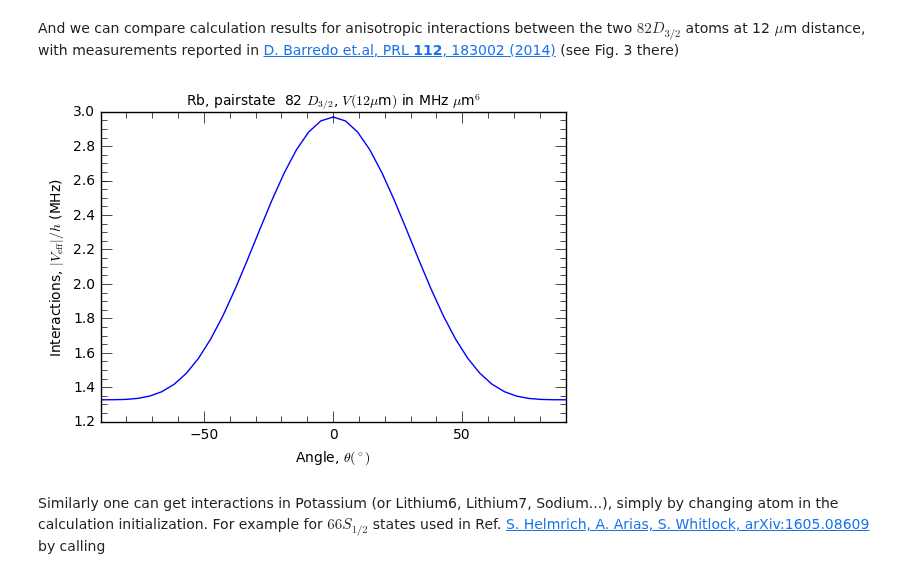
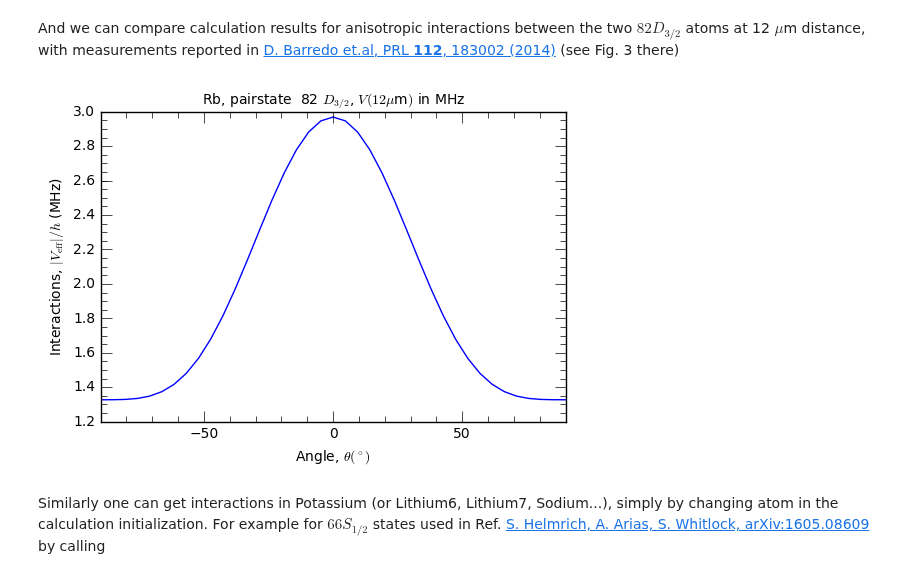
Before and after one commit to nikolasibalic/ARC-Alkali-Rydberg-Calculator, a Jupyter notebook: doc/Rydberg_atoms_a_primer_notebook.ipynb, the cells around one changed output. Saved outputs shown, nothing was run; the diff lists cells and outputs as text; code cells hidden in the pictures.

```diff
--- a/doc/Rydberg_atoms_a_primer_notebook.ipynb
+++ b/doc/Rydberg_atoms_a_primer_notebook.ipynb
@@ -785,7 +785,7 @@ l1 = 1 ; j1 = 1.5 #  P_{3/2}
 l2 = 0 ; j2 = 0.5 # S_{1/2}
 energyDefect = []
 for n in nlist:
-    energyDefect.append(atom.getEnergyDefect2(n,l1,j1,n,l1,j1,n+1,l2,j2,n,l2,j2)/(h)*1e-9)
+    energyDefect.append(atom.getEnergyDefect2(n,l1,j1,n,l1,j1,n+1,l2,j2,n,l2,j2)/(C_h)*1e-9)
 axes.plot(nlist,energyDefect,'r.',\
           label=r"$|n%s_{%d/2},n%s_{%d/2}\rangle\rightarrow\
               |(n+1) %s_{%d/2},n %s_{%d/2}\rangle$"%\
@@ -796,7 +796,7 @@ l1 = 1 ; j1 = 0.5 #  P_{3/2}
 l2 = 0 ; j2 = 0.5 # S_{1/2}
 energyDefect = []
 for n in nlist:
-    energyDefect.append(atom.getEnergyDefect2(n,l1,j1,n,l1,j1,n+1,l2,j2,n,l2,j2)/(h)*1e-9)
+    energyDefect.append(atom.getEnergyDefect2(n,l1,j1,n,l1,j1,n+1,l2,j2,n,l2,j2)/(C_h)*1e-9)
 axes.plot(nlist,energyDefect,'g.',\
           label=r"$|n%s_{%d/2},n%s_{%d/2}\rangle\rightarrow\
               |(n+1) %s_{%d/2},n %s_{%d/2}\rangle$"%\
@@ -807,7 +807,7 @@ l1 = 1 ; j1 = 1.5 #  P_{3/2}
 l2 = 0 ; j2 = 0.5 # S_{1/2}
 energyDefect = []
 for n in nlist:
-    energyDefect.append(atom.getEnergyDefect2(n,l1,j1,n,l1,j1,n+2,l2,j2,n-1,l2,j2)/(h)*1e-9)
+    energyDefect.append(atom.getEnergyDefect2(n,l1,j1,n,l1,j1,n+2,l2,j2,n-1,l2,j2)/(C_h)*1e-9)
 axes.plot(nlist,energyDefect,'k.',\
           label=r"$|n%s_{%d/2},n%s_{%d/2}\rangle\rightarrow\
               |(n+2) %s_{%d/2},(n_1) %s_{%d/2}\rangle$"%\
@@ -818,7 +818,7 @@ l1 = 1 ; j1 = 0.5 #  P_{3/2}
 l2 = 0 ; j2 = 0.5 # S_{1/2}
 energyDefect = []
 for n in nlist:
-    energyDefect.append(atom.getEnergyDefect2(n,l1,j1,n,l1,j1,n+2,l2,j2,n-1,l2,j2)/(h)*1e-9)
+    energyDefect.append(atom.getEnergyDefect2(n,l1,j1,n,l1,j1,n+2,l2,j2,n-1,l2,j2)/(C_h)*1e-9)
 axes.plot(nlist,energyDefect,'b.',\
           label=r"$|n%s_{%d/2},n%s_{%d/2}\rangle\rightarrow\
               |(n+2) %s_{%d/2},(n_1) %s_{%d/2}\rangle$"%\
@@ -990,28 +990,28 @@ And we can compare calculation results for anisotropic interactions between the
 # %%
 # specification of question
 
 calculation = PairStateInteractions(Rubidium(), 82,2,1.5,82,2,1.5, 1.5, 1.5)
 thetaList = np.linspace(0,pi/2.,20)  # orientations of the two atoms
 atomDistance = 12. # mu m
 
 # do calculation
 interactionVeff = []
 for t in thetaList:
     c6 = calculation.getC6perturbatively(t,0.,5,25e9)
     interactionVeff.append((c6/atomDistance**6)*1.e3)
 
 # now plotting
 ax = plt.subplot(111)
 ax.plot(thetaList/pi*180,interactionVeff,"b-")
 # symetric plot for 0- >-90
 ax.plot(-thetaList/pi*180,interactionVeff,"b-")
 ax.set_xlabel(r"Angle, $\theta (^\circ)$")
 ax.set_ylabel(r"Interactions, $|V_{\rm eff}|/h$ (MHz)")
 ax.set_xlim(-90,90)
-plt.title("Rb, pairstate  82 $D_{3/2}$, $V(12 \mu$m$)$ in MHz $\mu$m$^{6}$",fontsize=10)
+plt.title("Rb, pairstate  82 $D_{3/2}$, $V(12 \mu$m$)/h$ in MHz",fontsize=10)
 plt.show()
 # %% [output]
-[figure, old version]
+[figure, new version]
 # %% [markdown]
 Similarly one can get interactions in Potassium (or Lithium6, Lithium7, Sodium...), simply by changing atom in the calculation initialization. For example for $66 S_{1/2}$ states used in Ref. [S. Helmrich, A. Arias, S. Whitlock, arXiv:1605.08609](https://arxiv.org/abs/1605.08609) by calling
 # %%
```
Also changed, not shown: parts of 10 cells of this notebook, 4 other files.
